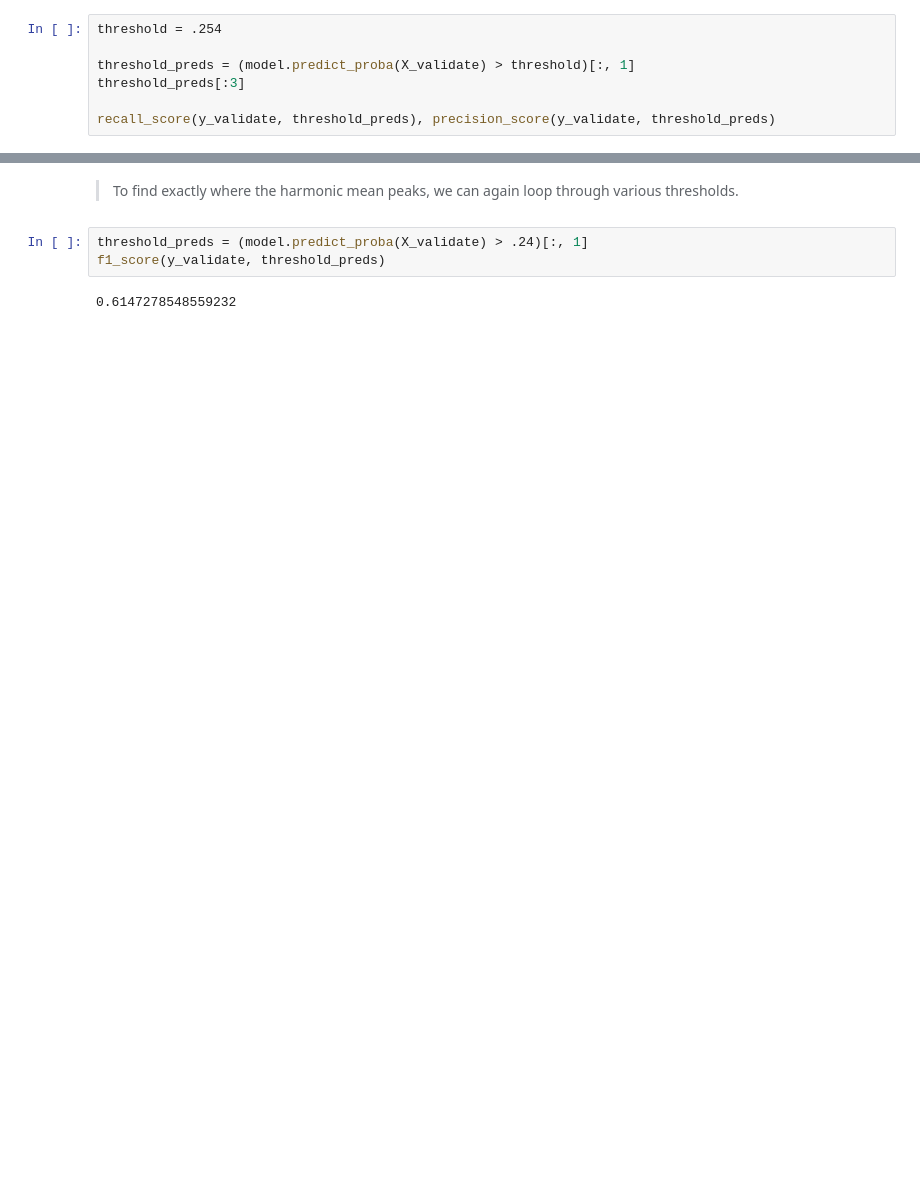
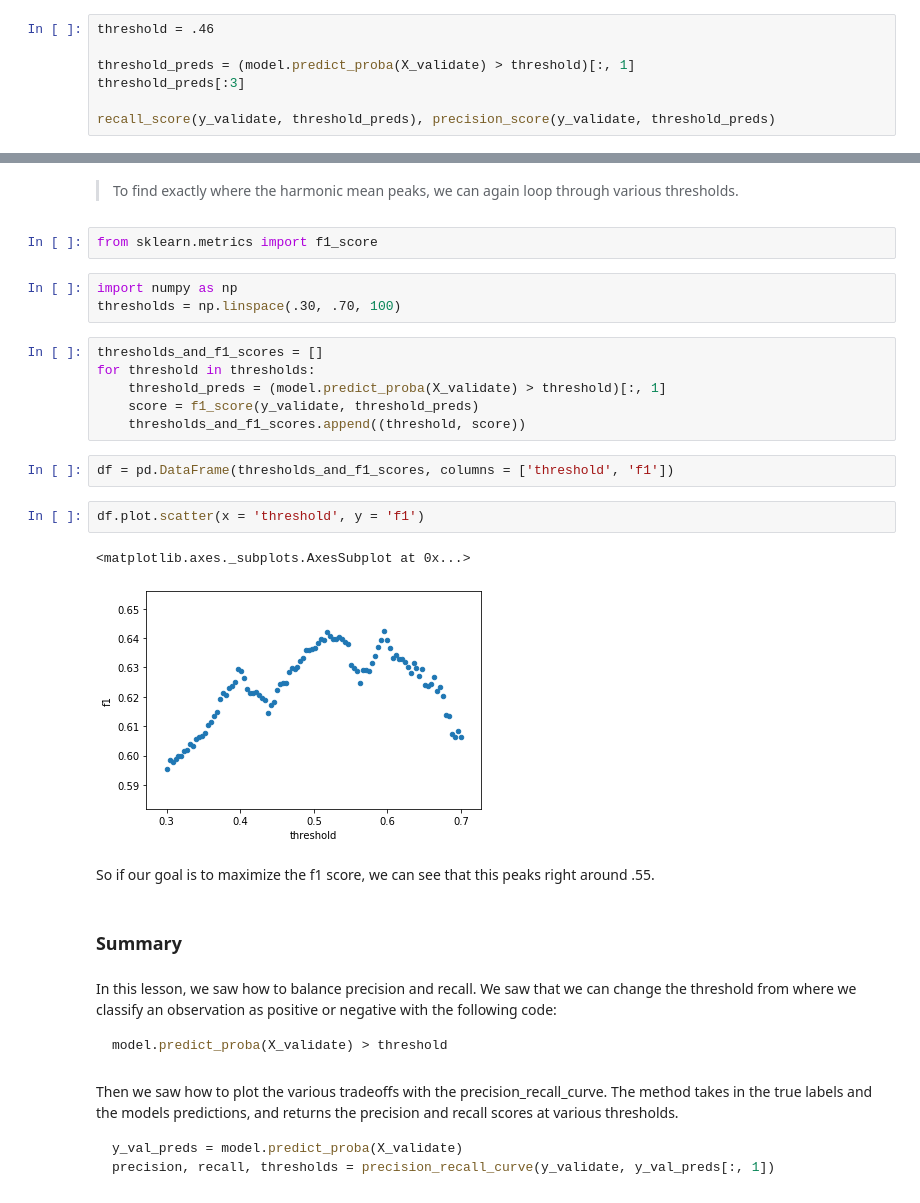
Before and after one commit to jigsawlabs-student/logistic-regression, a Jupyter notebook: 0-classification-fundamentals/3-metrics-for-classification/4-applying-a-threshold.ipynb, the cells around one changed output, grey strips where cells are left out. Cells and saved outputs as stored; diff of their text form; blank space fills up the shorter version.

Commit message:
update metrics labs

````diff
--- a/0-classification-fundamentals/3-metrics-for-classification/4-applying-a-threshold.ipynb
+++ b/0-classification-fundamentals/3-metrics-for-classification/4-applying-a-threshold.ipynb
@@ -98,7 +134,7 @@ So we can see that we can have a recall score of .79 if we all precision to dro
 # %% [markdown]
 So let's do this:
 # %%
-threshold = .254
+threshold = .46
 
 threshold_preds = (model.predict_proba(X_validate) > threshold)[:, 1]
 threshold_preds[:3]
@@ -127,7 +163,37 @@ f1_score(y_validate, threshold_preds)
 # %% [markdown]
 > To find exactly where the harmonic mean peaks, we can again loop through various thresholds.
+# %%
+from sklearn.metrics import f1_score
+# %%
+import numpy as np
+thresholds = np.linspace(.30, .70, 100)
 # %%
-threshold_preds = (model.predict_proba(X_validate) > .24)[:, 1]
-f1_score(y_validate, threshold_preds)
+thresholds_and_f1_scores = []
+for threshold in thresholds:
+    threshold_preds = (model.predict_proba(X_validate) > threshold)[:, 1]
+    score = f1_score(y_validate, threshold_preds)
+    thresholds_and_f1_scores.append((threshold, score))
-# %% [output]
-0.6147278548559232
+# %%
+df = pd.DataFrame(thresholds_and_f1_scores, columns = ['threshold', 'f1'])
+# %%
+df.plot.scatter(x = 'threshold', y = 'f1')
+# %% [output]
+<matplotlib.axes._subplots.AxesSubplot at 0x...>
+[figure, added]
+# %% [markdown]
+So if our goal is to maximize the f1 score, we can see that this peaks right around .55.
+# %% [markdown]
+### Summary
+# %% [markdown]
+In this lesson, we saw how to balance precision and recall.  We saw that we can change the threshold from where we classify an observation as positive or negative with the following code:
+
+```python
+model.predict_proba(X_validate) > threshold
+```
+# %% [markdown]
+Then we saw how to plot the various tradeoffs with the precision_recall_curve.  The method takes in the true labels and the models predictions, and returns the precision and recall scores at various thresholds.
+
+```python
+y_val_preds = model.predict_proba(X_validate)
+precision, recall, thresholds = precision_recall_curve(y_validate, y_val_preds[:, 1])
+```
````
Also changed, not shown: parts of 32 cells of this notebook, 29 other files.
